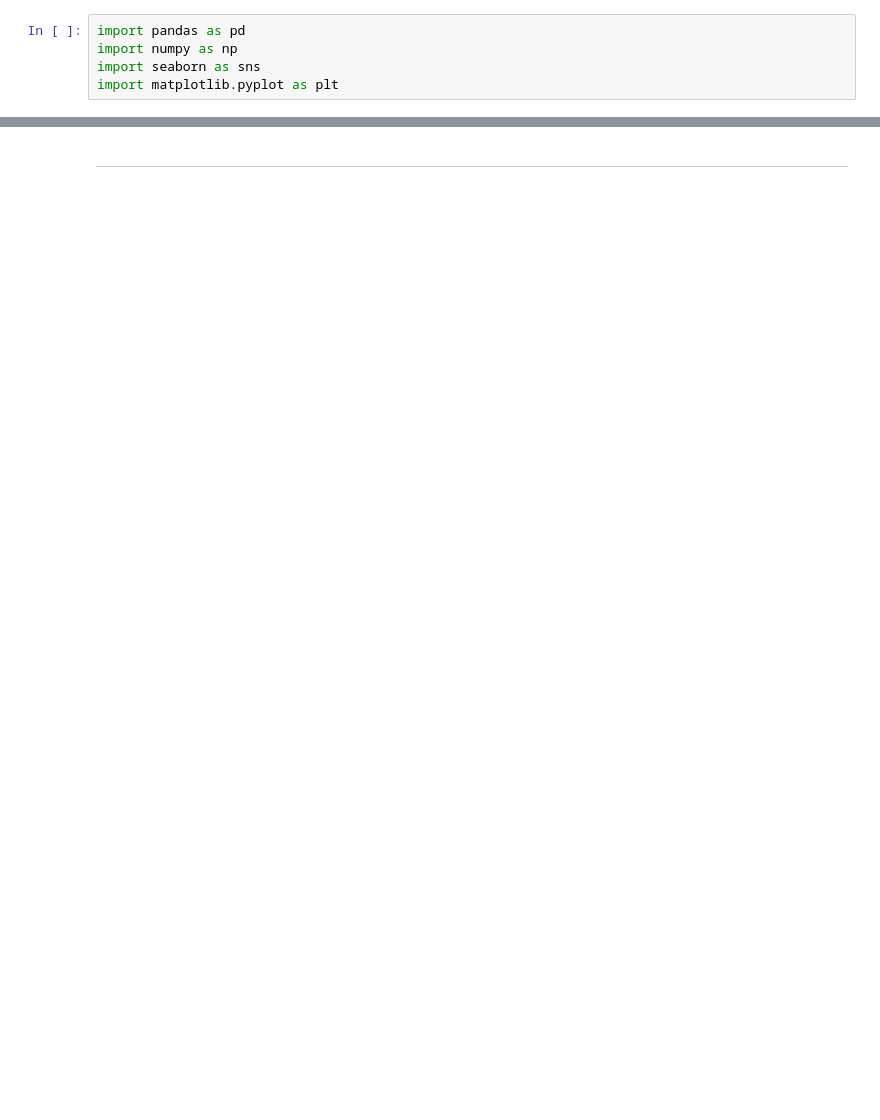
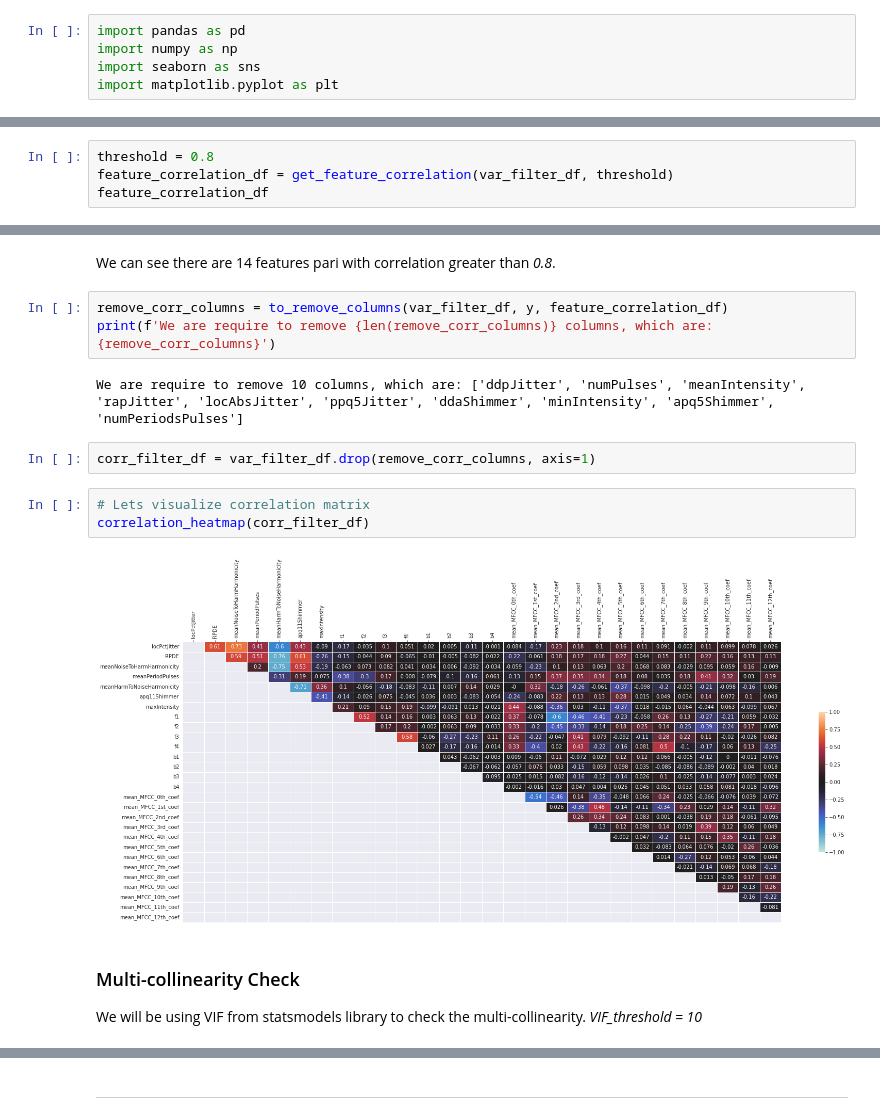
Before and after one commit to ShaileshAdhikari/parkinsons_classification, a Jupyter notebook: dataset/dataprocessing.ipynb, the cells around one changed output, grey strips where cells are left out. Drawn from its saved outputs; the diff is of its cells as text; blank space fills up the shorter version.

```diff
--- a/dataset/dataprocessing.ipynb
+++ b/dataset/dataprocessing.ipynb
@@ -230,0 +118,4 @@ from_mutual_info = list(feature_test_2_df.index)[-7:]
+# %%
+threshold = 0.8
+feature_correlation_df = get_feature_correlation(var_filter_df, threshold)
+feature_correlation_df
@@ -230,0 +140,19 @@ from_mutual_info = list(feature_test_2_df.index)[-7:]
+# %% [markdown]
+We can see there are 14 features pari with correlation greater than *0.8*.
+# %%
+remove_corr_columns = to_remove_columns(var_filter_df, y, feature_correlation_df)
+print(f'We are require to remove {len(remove_corr_columns)} columns, which are: {remove_corr_columns}')
+# %% [output]
+We are require to remove 10 columns, which are: ['ddpJitter', 'numPulses', 'meanIntensity', 'rapJitter', 'locAbsJitter', 'ppq5Jitter', 'ddaShimmer', 'minIntensity', 'apq5Shimmer', 'numPeriodsPulses']
+# %%
+corr_filter_df = var_filter_df.drop(remove_corr_columns, axis=1)
+# %%
+# Lets visualize correlation matrix
+correlation_heatmap(corr_filter_df)
+# %% [output]
+[figure, added]
+# %% [markdown]
+### Multi-collinearity Check
+
+We will be using VIF from statsmodels library to check the multi-collinearity.
+*VIF_threshold = 10*
```
Also changed, not shown: parts of 84 cells of this notebook.
